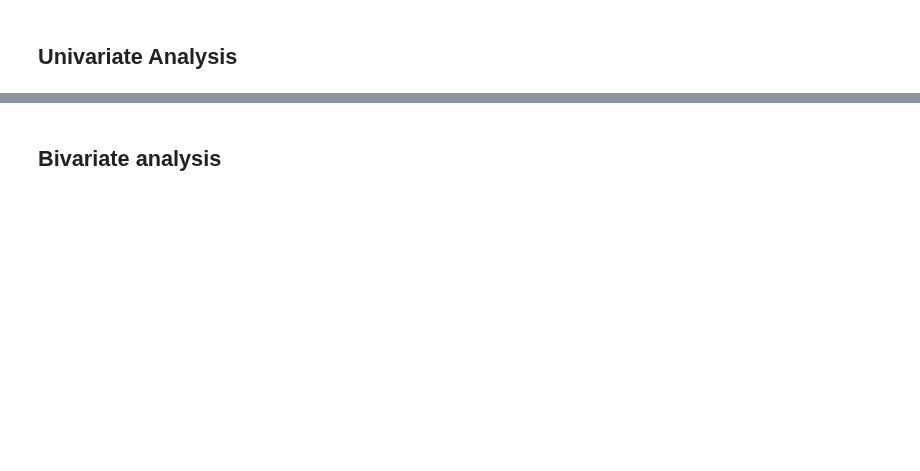
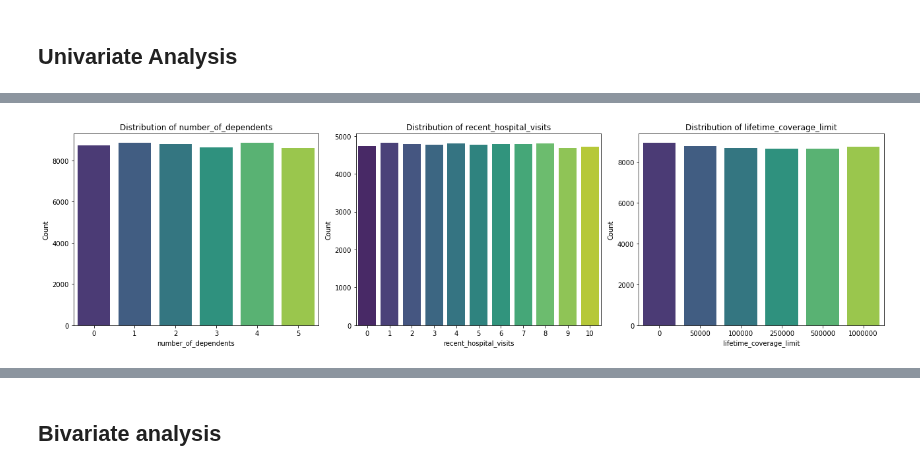
Before and after one commit to ruth-kitasi/Health-Insurance-Recommender-System, a Jupyter notebook: Notebooks/Agatha.ipynb, the cells around one changed output, grey strips where cells are left out. Cells and saved outputs as stored; diff of their text form; code cells hidden in the pictures; blank space fills up the shorter version.

```diff
--- a/Notebooks/Agatha.ipynb
+++ b/Notebooks/Agatha.ipynb
@@ -188,0 +248,20 @@ Key observation
+# %%
+
+# Set the figure size
+fig, axes = plt.subplots(1, 3, figsize=(18, 5))
+
+# List of discrete variables
+numerical_cols = ['number_of_dependents', 'recent_hospital_visits', 'lifetime_coverage_limit']
+
+# Loop through each variable and plot a countplot
+for i, var in enumerate(numerical_cols):
+    sns.countplot(x=df[var], ax=axes[i], palette='viridis')
+    axes[i].set_title(f'Distribution of {var}')
+    axes[i].set_xlabel(var)
+    axes[i].set_ylabel('Count')
+
+# Adjust layout for better readability
+plt.tight_layout()
+plt.show()
+# %% [output]
+[figure, added]
```
Also changed, not shown: parts of 23 cells of this notebook.
